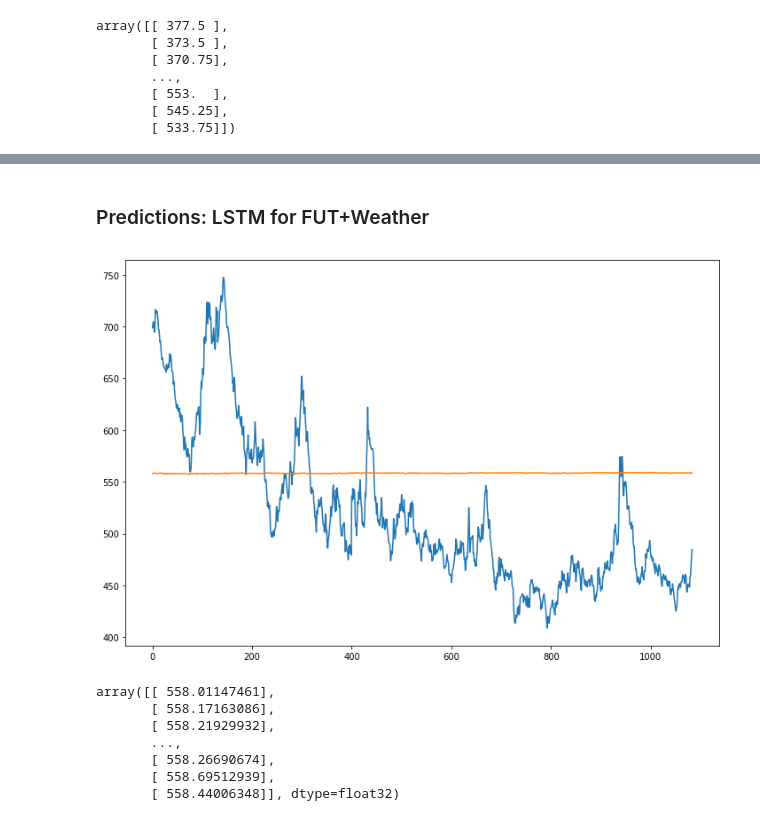
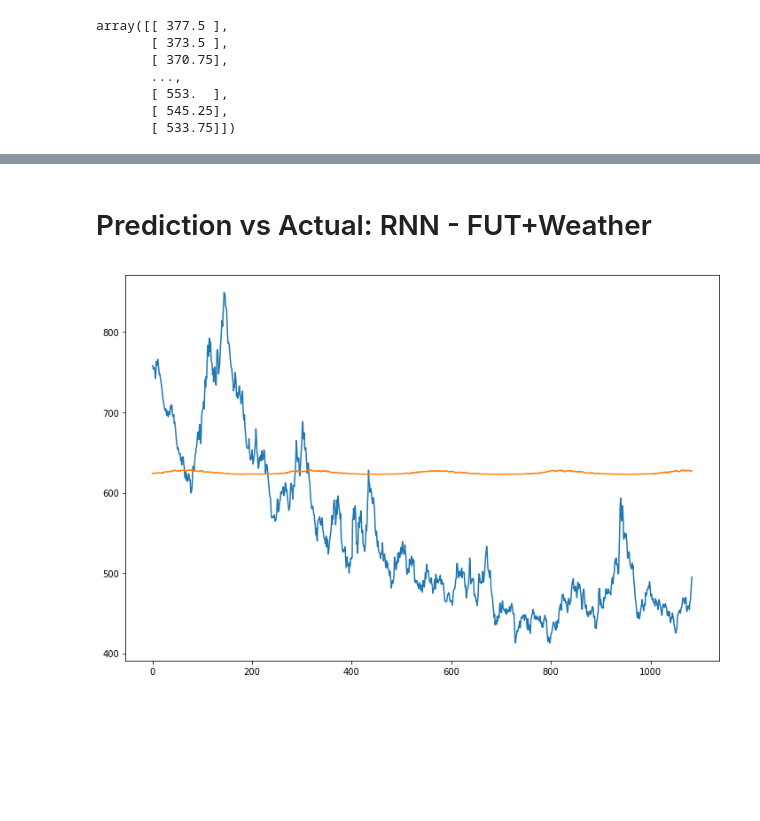
Before and after one commit to andrewredd/aa-project, a Jupyter notebook: futures_data.ipynb, the cells around one changed output, grey strips where cells are left out. Saved outputs shown, nothing was run; the diff lists cells and outputs as text; code cells hidden in the pictures; blank space fills up the shorter version.

Commit message:
base model added

```diff
--- a/futures_data.ipynb
+++ b/futures_data.ipynb
@@ -446,6 +444,7 @@ def build_NN(inShape, neuronList, rnnLayers=2, nnType='RNN'):
             else:
                 model.add(Dense(neuronList[2], activation='relu'))
         model.add(Dense(neuronList[3], activation='relu'))
+        model.add(Reshape((-1,)))
         model.add(Dense(neuronList[4], activation='relu'))
     else:
         print('should not be here')
@@ -531,37 +530,43 @@ neurons = [256, 256, 128, 32, 16, 1]
 epochs = 10
 batchSize = 300
 # %%
-#modelBASE_F = build_NN(inShapeF, neurons, nnType='BASE')
+modelBASE_F = build_NN(inShapeF, neurons, rnnLayers=bestLayers, nnType='BASE')
 modelRNN_F = build_NN(inShapeF, neurons, rnnLayers=bestLayers, nnType='RNN')
 modelGRU_F = build_NN(inShapeF, neurons, rnnLayers=bestLayers, nnType='GRU')
 modelLSTM_F = build_NN(inShapeF, neurons, rnnLayers=bestLayers, nnType='LSTM')
 
 #Futures & Weather
+modelBASE_FW = build_NN(inShapeFW, neurons, rnnLayers=bestLayers, nnType='BASE')
 modelRNN_FW = build_NN(inShapeFW, neurons, rnnLayers=bestLayers, nnType='RNN')
 modelGRU_FW = build_NN(inShapeFW, neurons, rnnLayers=bestLayers, nnType='GRU')
 modelLSTM_FW = build_NN(inShapeFW, neurons, rnnLayers=bestLayers, nnType='LSTM')
 
 #Futures only but Weather length
+modelBASE_FW_F = build_NN(inShapeF, neurons, rnnLayers=bestLayers, nnType='BASE')
 modelRNN_FW_F = build_NN(inShapeF, neurons, rnnLayers=bestLayers, nnType='RNN')
 modelGRU_FW_F = build_NN(inShapeF, neurons, rnnLayers=bestLayers, nnType='GRU')
 modelLSTM_FW_F = build_NN(inShapeF, neurons, rnnLayers=bestLayers, nnType='LSTM')
 
 
 # Futures & Stock & Weather
+modelBASE_FSW = build_NN(inShapeFSW, neurons, rnnLayers=bestLayers, nnType='BASE')
 modelRNN_FSW = build_NN(inShapeFSW, neurons, rnnLayers=bestLayers, nnType='RNN')
 modelGRU_FSW = build_NN(inShapeFSW, neurons, rnnLayers=bestLayers, nnType='GRU')
 modelLSTM_FSW = build_NN(inShapeFSW, neurons, rnnLayers=bestLayers, nnType='LSTM')
 
 #Futures only but stock length
+modelBASE_FSW_F = build_NN(inShapeF, neurons, rnnLayers=bestLayers, nnType='BASE')
 modelRNN_FSW_F = build_NN(inShapeF, neurons, rnnLayers=bestLayers, nnType='RNN')
 modelGRU_FSW_F = build_NN(inShapeF, neurons, rnnLayers=bestLayers, nnType='GRU')
 modelLSTM_FSW_F = build_NN(inShapeF, neurons, rnnLayers=bestLayers, nnType='LSTM')
 
 #Futures & weather only but stock length
+modelBASE_FSW_FW = build_NN(inShapeFW, neurons, rnnLayers=bestLayers, nnType='BASE')
 modelRNN_FSW_FW = build_NN(inShapeFW, neurons, rnnLayers=bestLayers, nnType='RNN')
 modelGRU_FSW_FW = build_NN(inShapeFW, neurons, rnnLayers=bestLayers, nnType='GRU')
 modelLSTM_FSW_FW = build_NN(inShapeFW, neurons, rnnLayers=bestLayers, nnType='LSTM')
 
+print(modelBASE_F.summary(),'\n')
 print(modelRNN_F.summary(),'\n')
 print(modelGRU_F.summary(),'\n')
 print(modelLSTM_F.summary(),'\n')
@@ -631,6 +632,7 @@ Epoch 3/10
 ## Fit Models:  Futures + Weather data
 # %%
 %%time
+modelBASE_FW.fit(XTrainFW, yTrainFW, batch_size=batchSize, epochs=epochs, validation_split=0.2, verbose=1)
 modelRNN_FW.fit(XTrainFW, yTrainFW, batch_size=batchSize, epochs=epochs, validation_split=0.2, verbose=1)
 modelGRU_FW.fit(XTrainFW, yTrainFW, batch_size=batchSize, epochs=epochs, validation_split=0.2, verbose=1)
 modelLSTM_FW.fit(XTrainFW, yTrainFW, batch_size=batchSize, epochs=epochs, validation_split=0.2, verbose=1)
@@ -1002,22 +1000,12 @@ plt.plot(list(range(len(yTestFW_F))), yPred_denorm, label='prediction');
 # %% [markdown]
-### Predictions: LSTM for FUT+Weather
+# Prediction vs Actual: RNN - FUT+Weather
 # %%
-yPredFW_norm = modelLSTM_FW.predict(XTestFW)
-yPredFW_denorm = denormalize(yPredFW_denorm)
+yPredFW_norm = modelRNN_FW.predict(XTestFW)
+yPredFW_denorm = denormalize(yPredFW_norm)
 yTestFW_denorm = denormalize(yTestFW.reshape(-1,1))
 
 plt.figure(figsize=(12,8))
 plt.plot(list(range(len(yTestFW))), yTestFW_denorm)
 plt.plot(list(range(len(yTestFW))), yPredFW_denorm);
 # %% [output]
-[figure, old version]
+[figure, new version]
-# %%
-yPredFW_norm
-# %% [output]
-array([[ 558.01147461],
-       [ 558.17163086],
-       [ 558.21929932],
-       ...,
-       [ 558.26690674],
-       [ 558.69512939],
-       [ 558.44006348]], dtype=float32)
```
Also changed, not shown: parts of 26 cells of this notebook.
